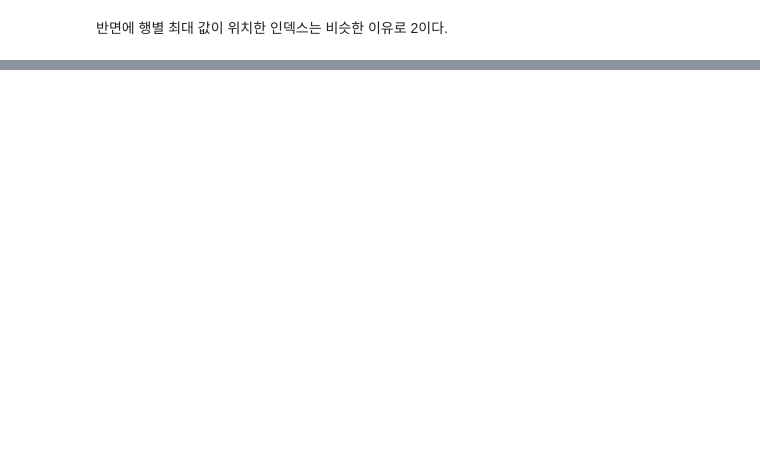
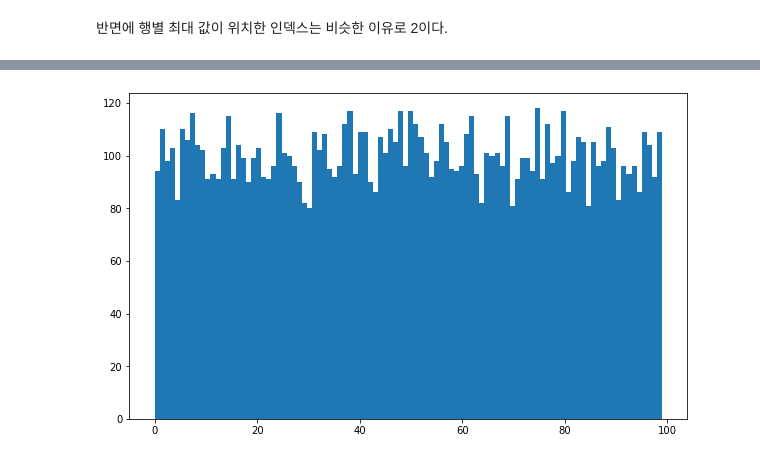
Before and after one commit to codingalzi/pydata, a Jupyter notebook: notebooks/pydata04-numpy-basics-3.ipynb, the cells around one changed output, grey strips where cells are left out. Saved outputs shown, nothing was run; the diff lists cells and outputs as text; code cells hidden in the pictures; blank space fills up the shorter version.

```diff
--- a/notebooks/pydata04-numpy-basics-3.ipynb
+++ b/notebooks/pydata04-numpy-basics-3.ipynb
@@ -586,0 +747,6 @@ array([2, 2], dtype=int64)
+# %%
+samples = np.random.randint(0,100,10000)
+plt.hist(samples, bins=100)
+plt.show()
+# %% [output]
+[figure, added]
```
Also changed, not shown: parts of 60 cells of this notebook, 5 other files.
